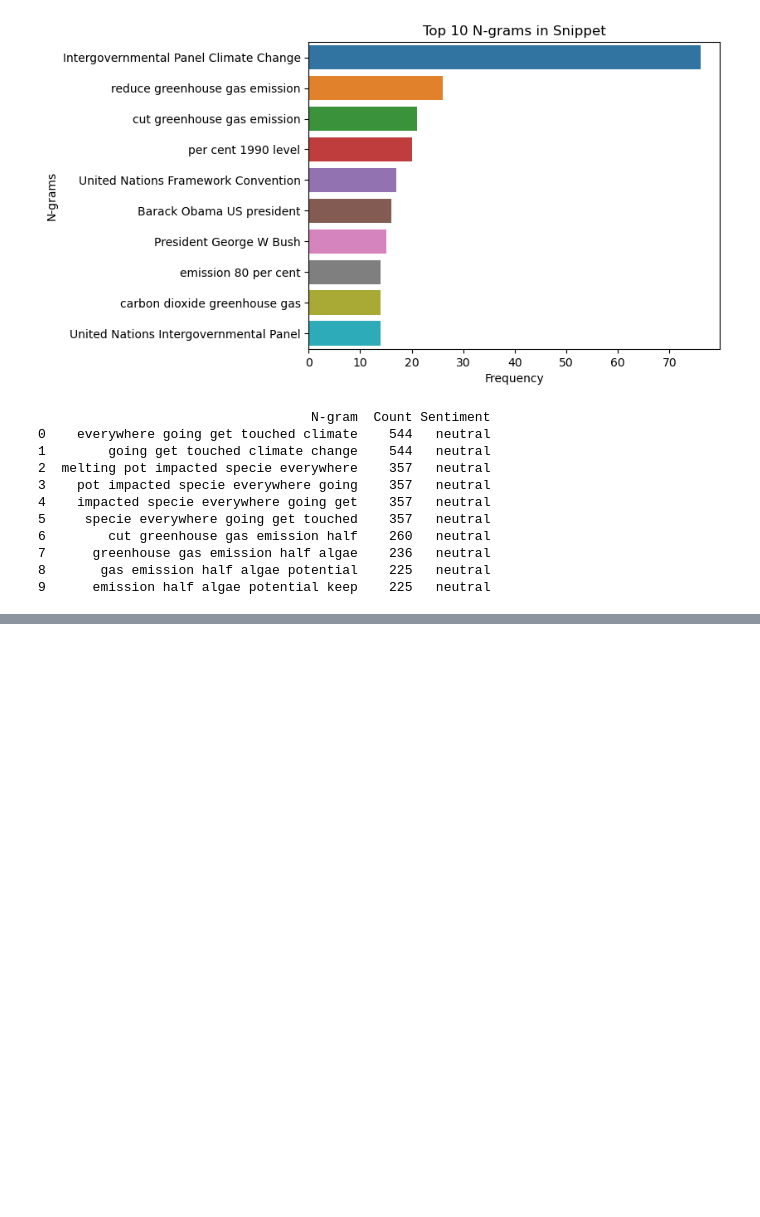
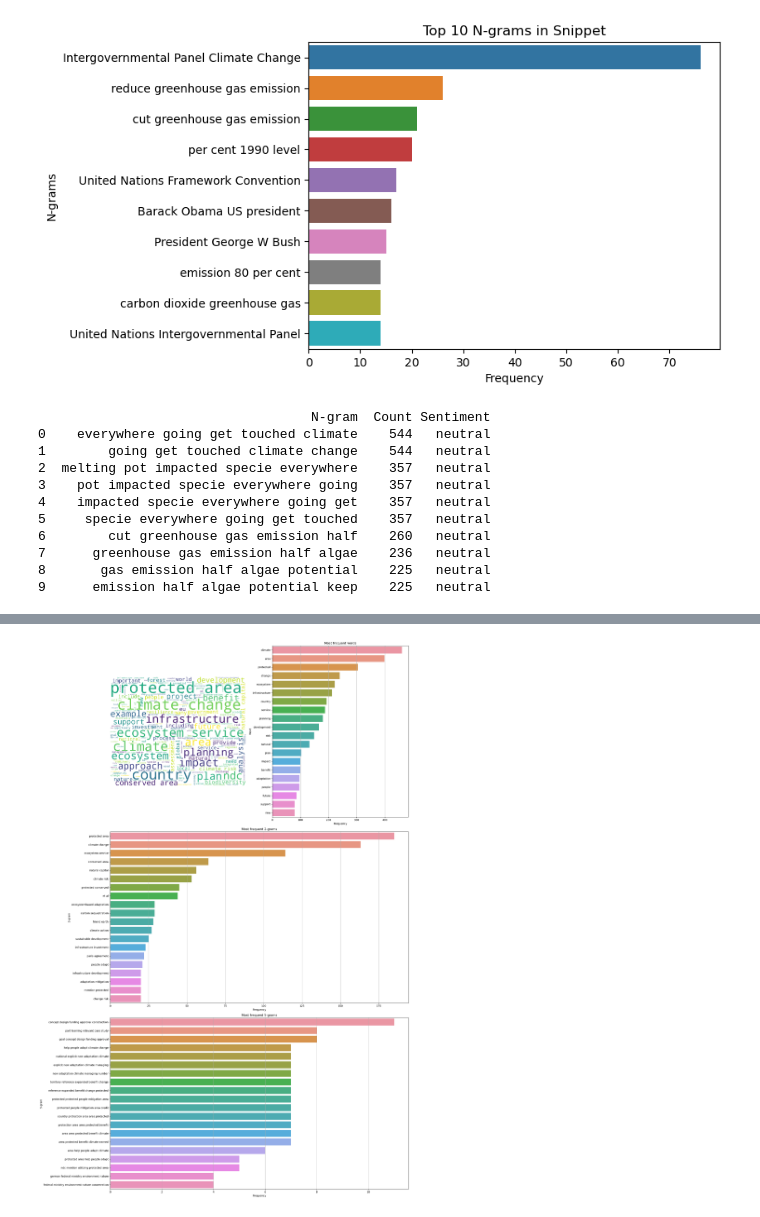
Before and after one commit to NeuralNinjas-AI/AirQuality, a Jupyter notebook: Group_EDA.ipynb, the cells around one changed output, grey strips where cells are left out. Saved outputs shown, nothing was run; the diff lists cells and outputs as text; code cells hidden in the pictures; blank space fills up the shorter version.

```diff
--- a/Group_EDA.ipynb
+++ b/Group_EDA.ipynb
@@ -381,0 +449,4 @@ See the caveats in the documentation: https://pandas.pydata.org/pandas-docs/stab
+# %%
+generateWordcloud(df_NGO)
+# %% [output]
+[figure, added]
```
Also changed, not shown: parts of 3 cells of this notebook.
